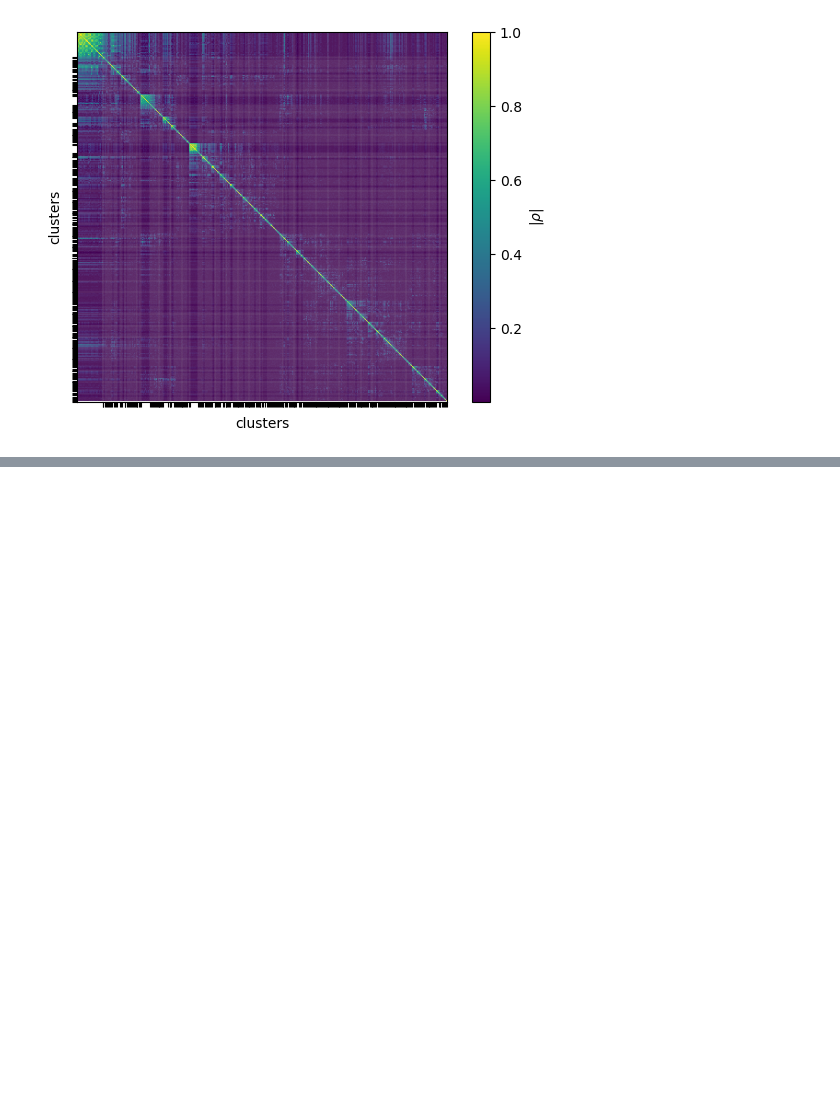
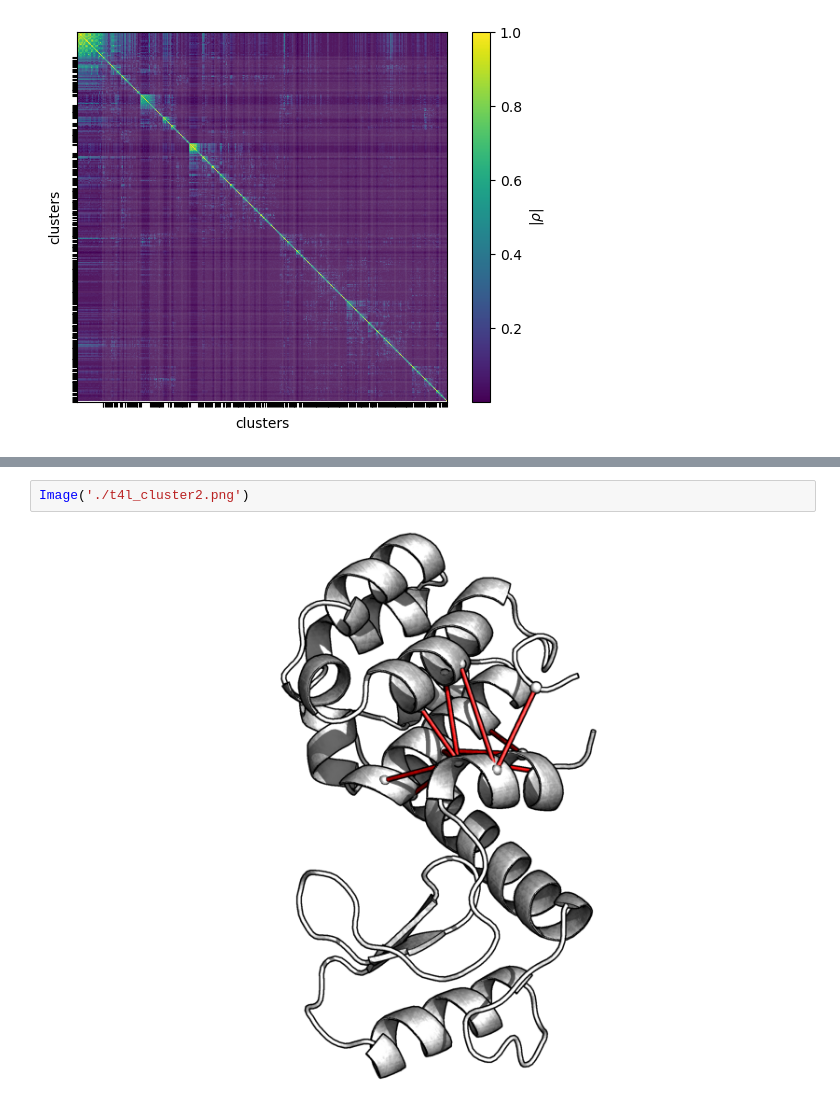
Before and after one commit to moldyn/MoSAIC, a Jupyter notebook: docs/tutorial/t4l_tutorial_github.ipynb, the cells around one changed output, grey strips where cells are left out. Saved outputs shown, nothing was run; the diff lists cells and outputs as text; blank space fills up the shorter version.

```diff
--- a/docs/tutorial/t4l_tutorial_github.ipynb
+++ b/docs/tutorial/t4l_tutorial_github.ipynb
@@ -101,0 +217,4 @@ plt.show()
+# %%
+Image('./t4l_cluster2.png')
+# %% [output]
+[figure, added]
```
Also changed, not shown: parts of 16 cells of this notebook, 3 other files.
